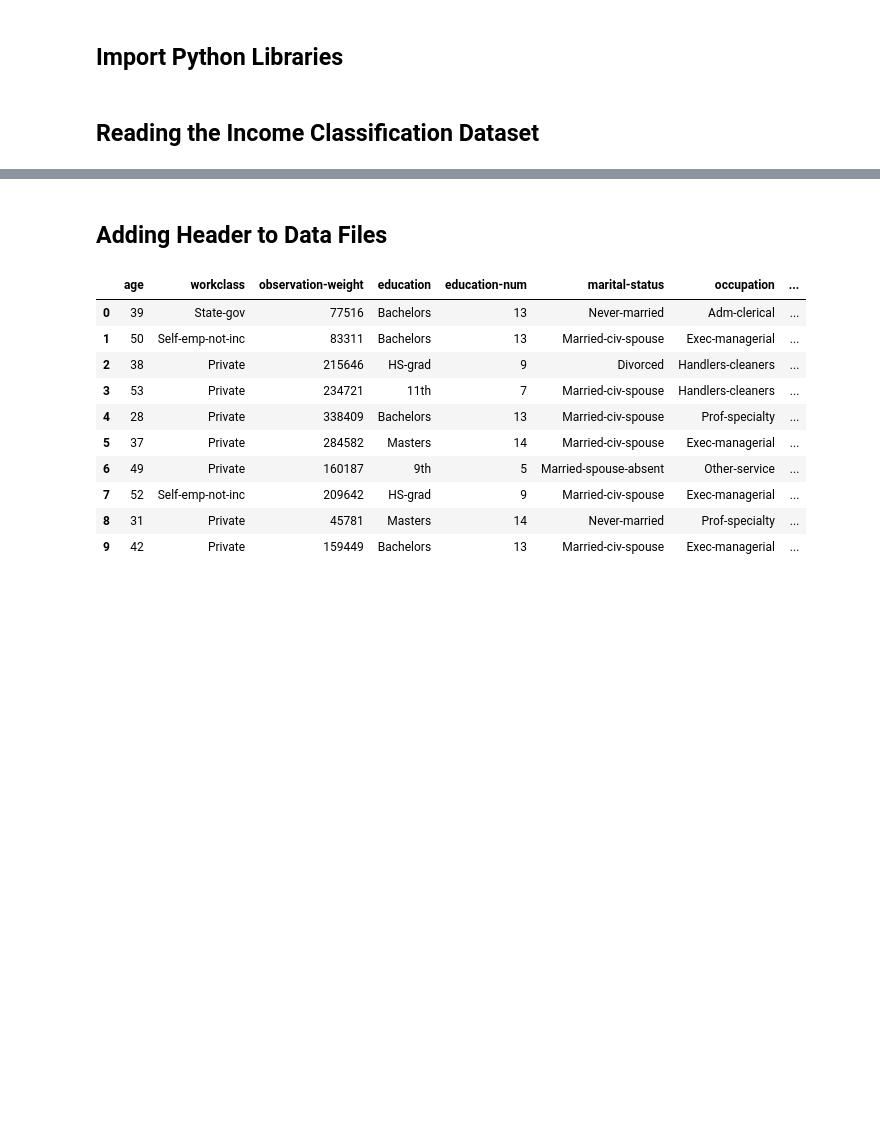
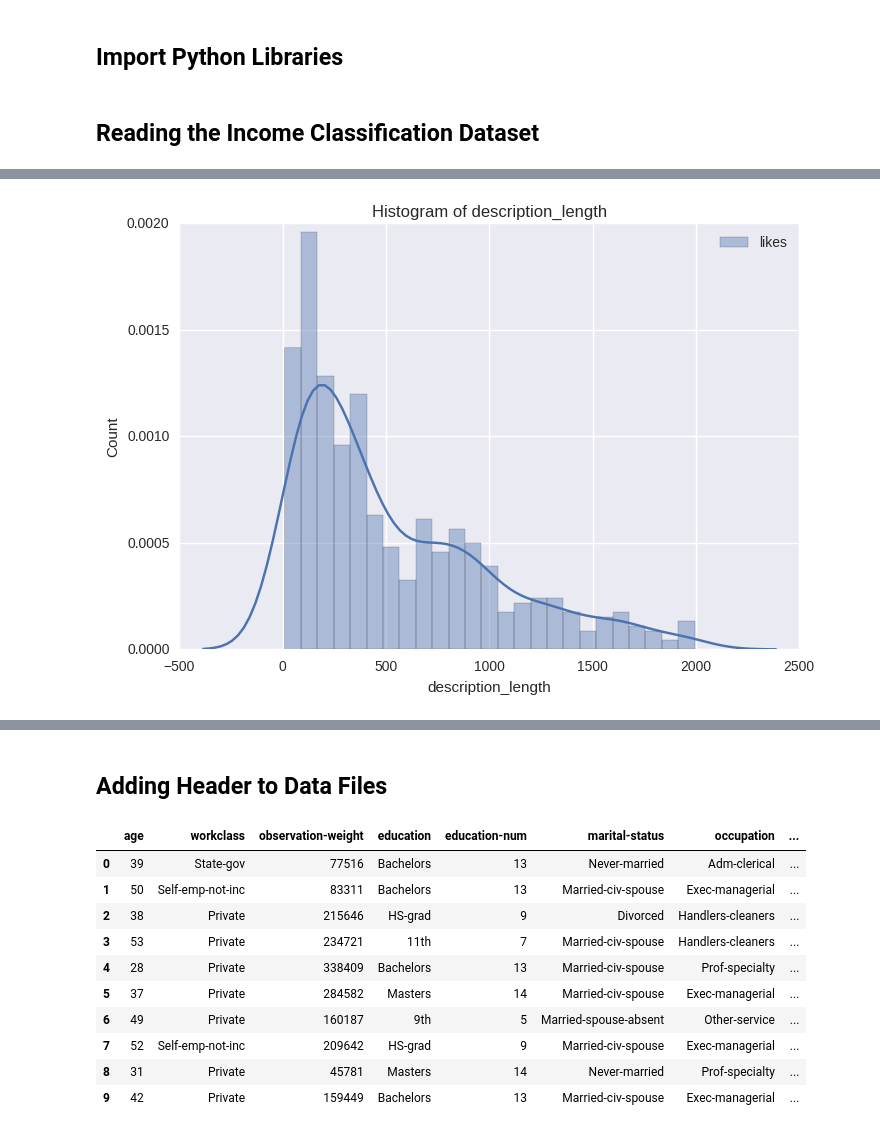
Before and after one commit to liadwg/data_mining_workshop, a Jupyter notebook: like_prediction_workshop.ipynb, the cells around one changed output, grey strips where cells are left out. Cells and saved outputs as stored; diff of their text form; code cells hidden in the pictures; blank space fills up the shorter version.

```diff
--- a/like_prediction_workshop.ipynb
+++ b/like_prediction_workshop.ipynb
@@ -98,0 +178,10 @@ pp_data.head(20)
+# %%
+sns.distplot(pp_data[(pp_data['description_length'] > 0) & (pp_data['description_length'] < 2000)].description_length,
+             bins = 25, kde = True, label = "likes")
+plt.title('Histogram of description_length')
+plt.xlabel('description_length')
+plt.ylabel('Count')
+plt.legend(loc="upper right")
+plt.show()
+# %% [output]
+[figure, added]
```
Also changed, not shown: parts of 8 cells of this notebook, 1 other file.
